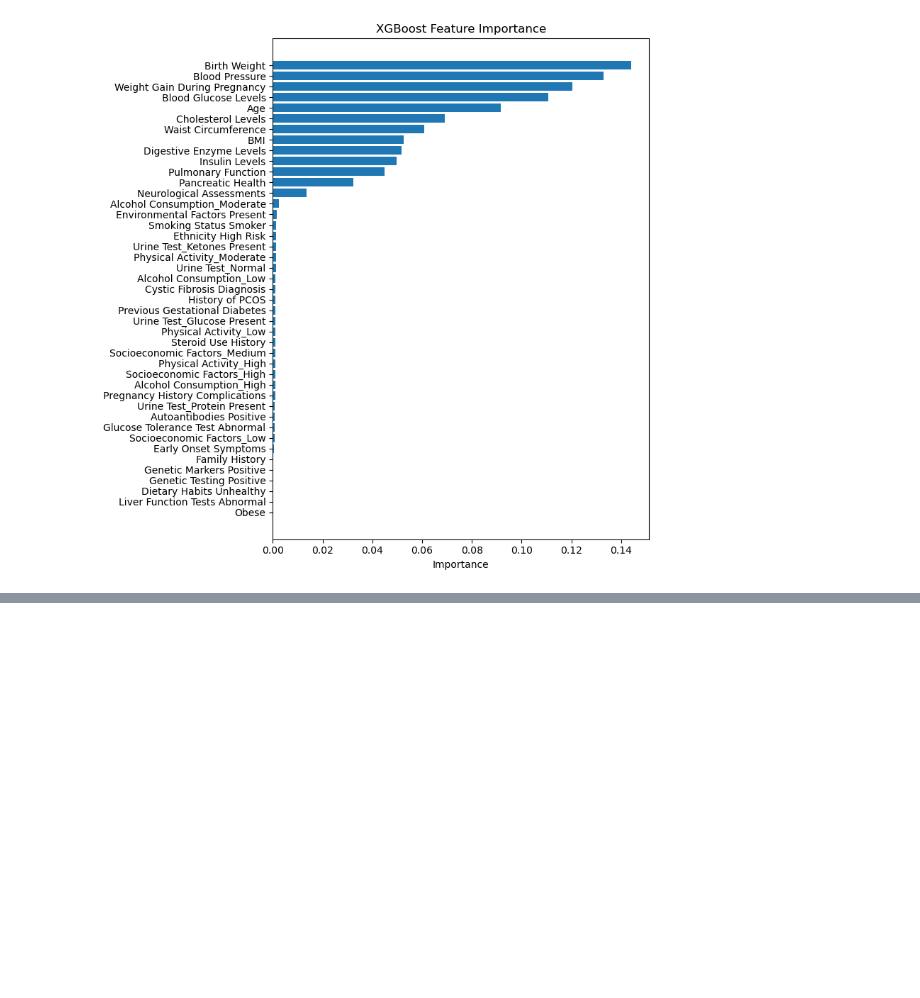
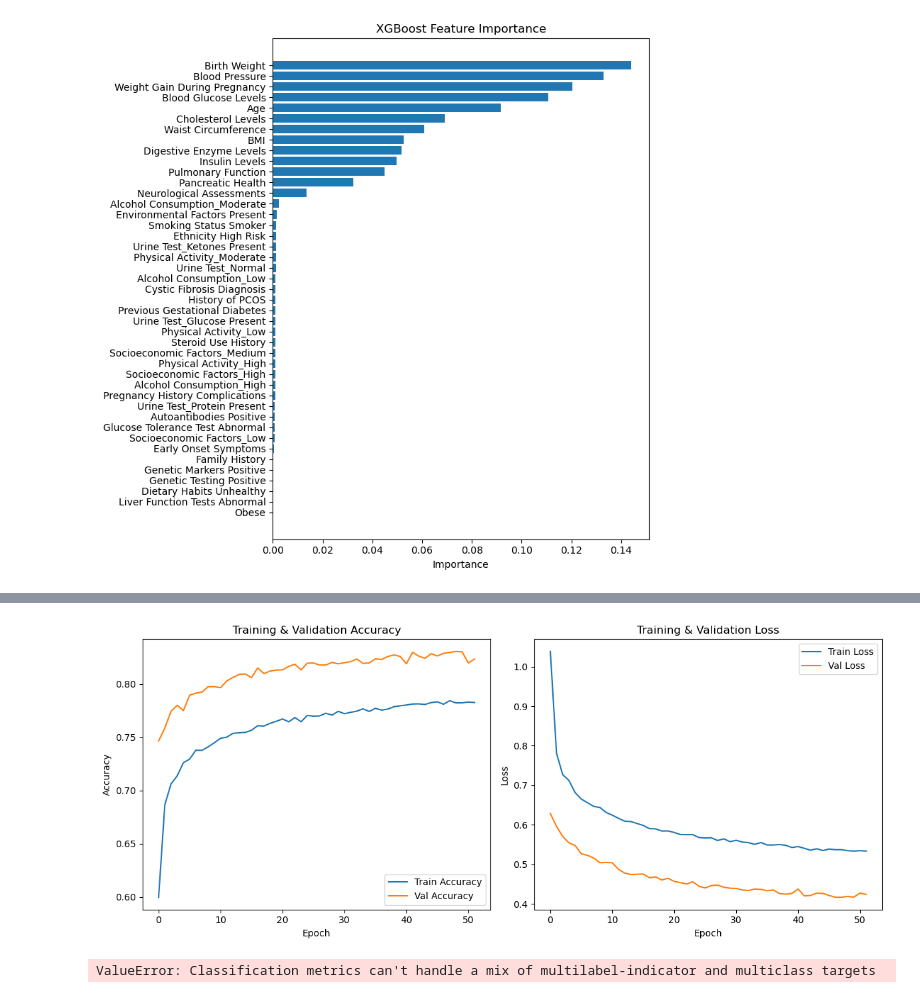
Before and after one commit to EddieMcGowan/Diabetes_Classification_Model, a Jupyter notebook: DSCI 441 Milestone 1.ipynb, the cells around one changed output, grey strips where cells are left out. Cells and saved outputs as stored; diff of their text form; code cells hidden in the pictures; blank space fills up the shorter version.

```diff
--- a/DSCI 441 Milestone 1.ipynb
+++ b/DSCI 441 Milestone 1.ipynb
@@ -968,0 +1191,64 @@ Successfully installed xgboost-3.0.0
+# %%
+import matplotlib.pyplot as plt
+
+# Plot accuracy
+plt.figure(figsize=(12, 5))
+
+plt.subplot(1, 2, 1)
+plt.plot(history.history["accuracy"], label="Train Accuracy")
+plt.plot(history.history["val_accuracy"], label="Val Accuracy")
+plt.xlabel("Epoch")
+plt.ylabel("Accuracy")
+plt.title("Training & Validation Accuracy")
+plt.legend()
+
+# Plot loss
+plt.subplot(1, 2, 2)
+plt.plot(history.history["loss"], label="Train Loss")
+plt.plot(history.history["val_loss"], label="Val Loss")
+plt.xlabel("Epoch")
+plt.ylabel("Loss")
+plt.title("Training & Validation Loss")
+plt.legend()
+
+plt.tight_layout()
+plt.show()
+# %% [output]
+[figure, added]
+# %%
+import numpy as np
+from scipy.stats import mode
+from sklearn.metrics import accuracy_score, f1_score
+from sklearn.preprocessing import LabelEncoder
+import time
+
+# --- Collect predictions from all individual models (already trained) ---
+preds = np.array([
+    lda.predict(X_test)
+    #svm.predict(X_test),
+    #tree_model.predict(X_test),
+    #rf.predict(X_test),
+    #knn.predict(X_test),
+    #losistic.predict(X_test)
+])
+
+# --- Perform majority voting ---
+start_test = time.time()
+y_pred_ensemble = mode(preds, axis=0).mode[0]  # shape: (n_samples,)
+end_test = time.time()
+testing_time = end_test - start_test
+
+# --- Evaluate performance ---
+# Convert true labels to strings for proper comparison
+#y_test_labels = label_encoder.inverse_transform(y_test_raw)
+
+# Evaluate ensemble predictions
+accuracy = accuracy_score(y_test_raw, y_pred)
+f1 = f1_score(y_test, y_pred, average="weighted")
+
+print("🎯 Final Ensemble (Hard Voting)")
+print(f"Accuracy     : {accuracy:.2f}")
+print(f"F1 Score     : {f1:.2f}")
+print(f"Testing Time : {testing_time:.4f} seconds")
+# %% [output]
+ValueError: Classification metrics can't handle a mix of multilabel-indicator and multiclass targets
```
Also changed, not shown: parts of 21 cells of this notebook, 1 other file.
